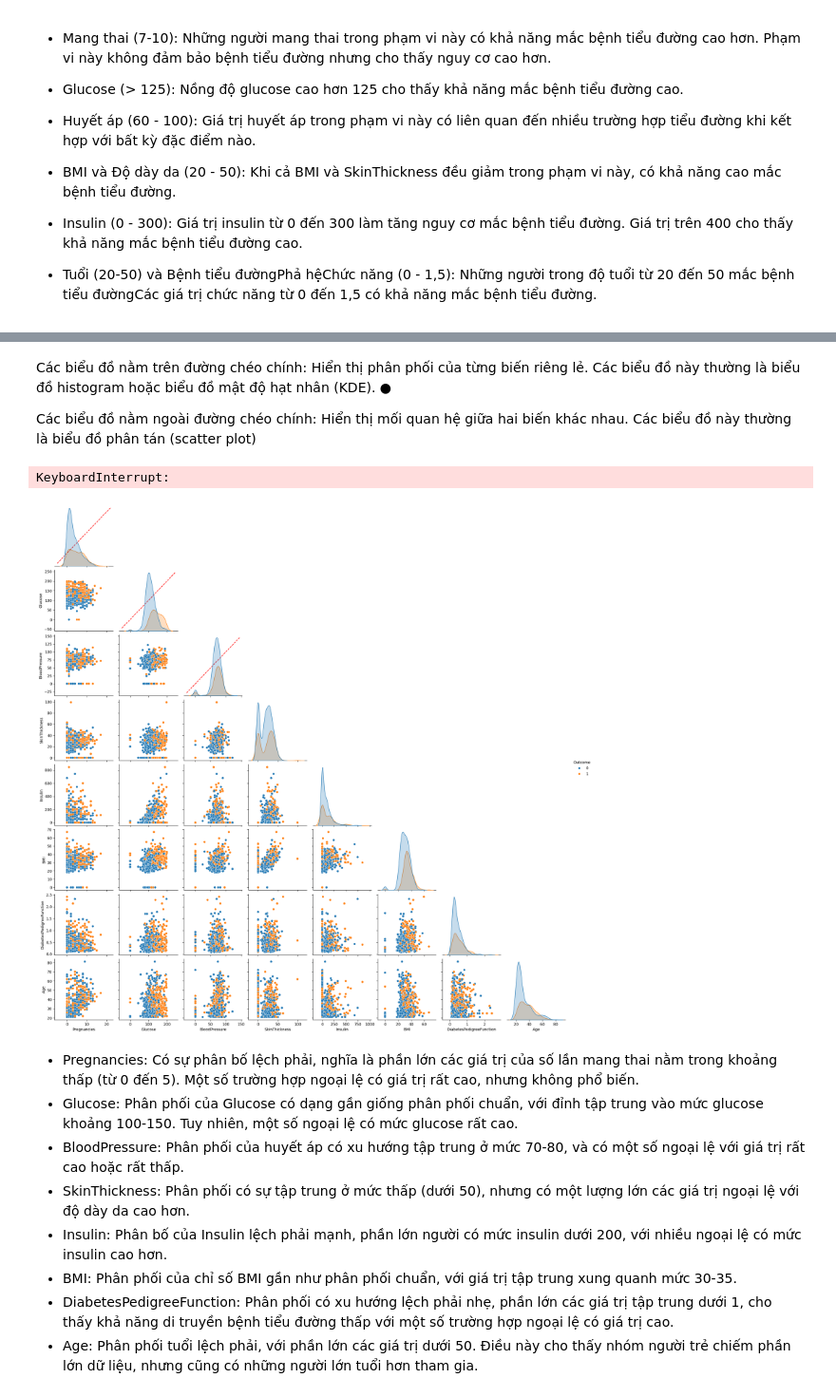
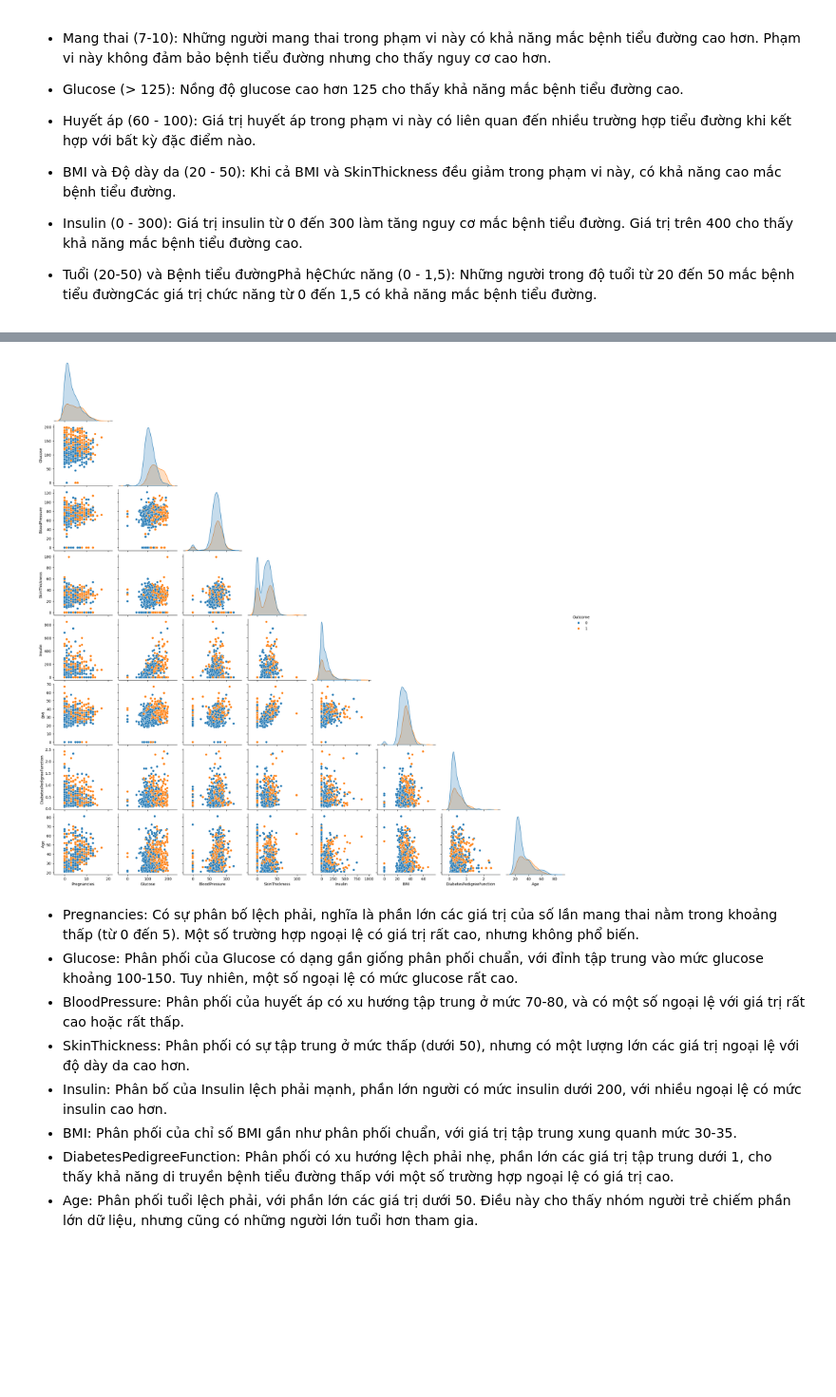
Before and after one commit to Nguyenthanh0511/Learn_MachineLearning, a Jupyter notebook: Diabetes Risk Analysis 23-10-2024.ipynb, the cells around one changed output, grey strips where cells are left out. Shown at 95% size. Saved outputs shown, nothing was run; the diff lists cells and outputs as text; code cells hidden in the pictures; blank space fills up the shorter version.

```diff
--- a/Diabetes Risk Analysis 23-10-2024.ipynb
+++ b/Diabetes Risk Analysis 23-10-2024.ipynb
@@ -466,29 +431,10 @@ một bức tranh toàn cảnh về các mối quan hệ tiềm ẩn trong dữ
-# %% [markdown]
-Các biểu đồ nằm trên đường chéo chính: Hiển thị phân phối của từng biến riêng lẻ. Các biểu đồ này thường là biểu đồ histogram hoặc biểu đồ mật độ hạt nhân (KDE).
-●
-
-Các biểu đồ nằm ngoài đường chéo chính: Hiển thị mối quan hệ giữa hai biến khác nhau. Các biểu đồ này thường là biểu đồ phân tán (scatter plot)
-# %%
-# Hàm vẽ đường chéo chính (identity line)
-def identity_line(x, **kwargs): # Lỗi y không bằng x
-    plt.plot(x, x, color='red', linestyle='--')
-
-def identity_line_2(ax, **kwargs):
-    axget_xlime0 = ax.get_xlim()[0]
-    axget_xlime1 = ax.get_xlime()[2]
-    limits = [min(ax.get_xlim()[0], ax.get_ylim()[0]), max(ax.get_xlim()[1], ax.get_ylim()[1])]
-    ax.plot(limits, limits, color='red', linestyle='--')
-
-View_cols = ['Pregnancies', 'Glucose', 'BloodPressure', 'SkinThickness', 'Insulin',
-                'BMI', 'DiabetesPedigreeFunction', 'Age', 'Outcome']
-g = sns.pairplot(df[View_cols], hue='Outcome', diag_kind= 'kde', corner= True)
-# Áp dụng hàm vẽ đường chéo chính cho các trục trên đường chéo
-for i, ax in enumerate(np.diag(g.axes)):
-    identity_line_2(ax)
-plt.show()
-# %% [output]
-KeyboardInterrupt:
-[figure, removed]
+# %%
+View_cols = ['Pregnancies', 'Glucose', 'BloodPressure', 'SkinThickness', 'Insulin',
+                'BMI', 'DiabetesPedigreeFunction', 'Age', 'Outcome']
+sns.pairplot(df[View_cols], hue='Outcome', diag_kind= 'kde', corner= True)
+plt.show()
+# %% [output]
+[figure, added]
 # %% [markdown]
 - Pregnancies: Có sự phân bố lệch phải, nghĩa là phần lớn các giá trị của số lần mang thai nằm trong khoảng thấp (từ 0 đến 5). Một số trường hợp ngoại lệ có giá trị rất cao, nhưng không phổ biến.
 - Glucose: Phân phối của Glucose có dạng gần giống phân phối chuẩn, với đỉnh tập trung vào mức glucose khoảng 100-150. Tuy nhiên, một số ngoại lệ có mức glucose rất cao.
```
Also changed, not shown: parts of 24 cells of this notebook.
